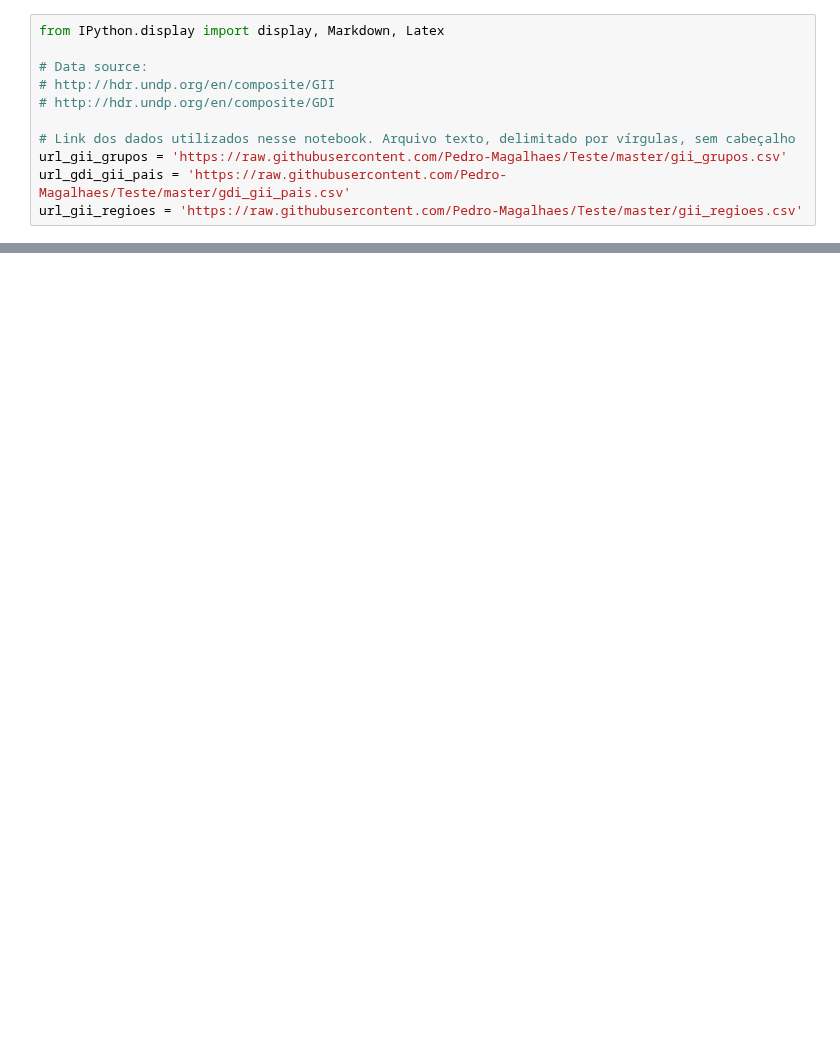
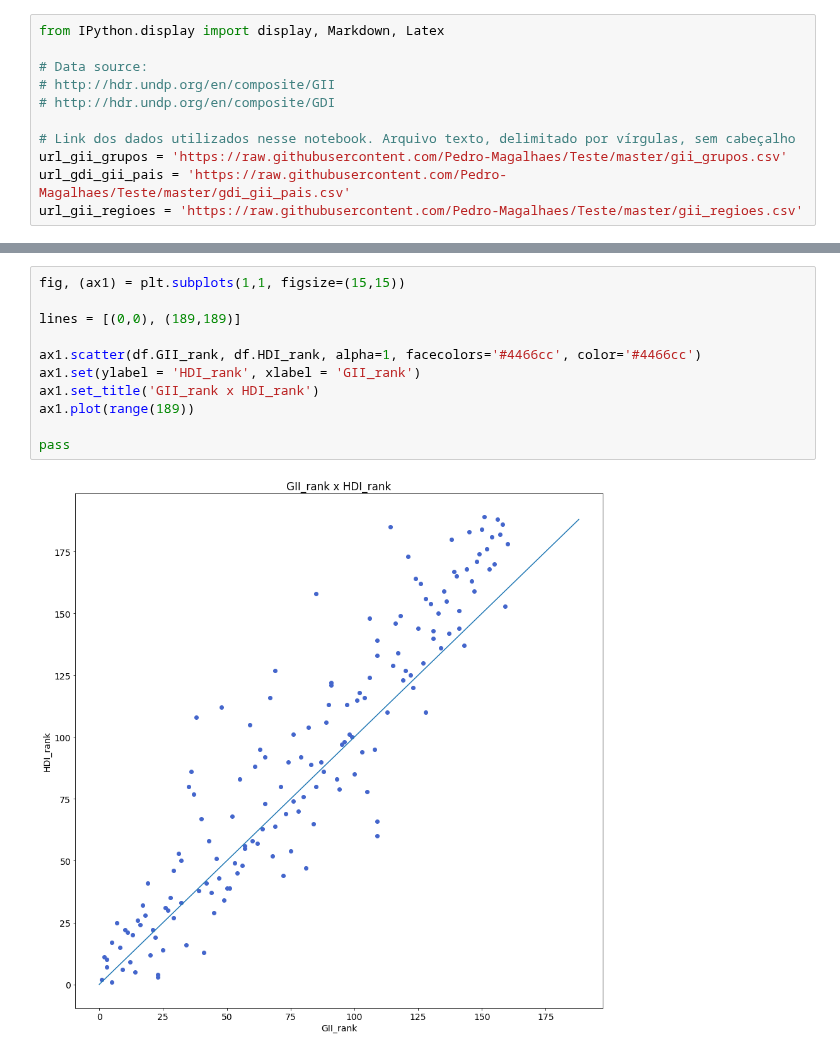
Before and after one commit to Pedro-Magalhaes/Teste, a Jupyter notebook: T1-1.ipynb, the cells around one changed output, grey strips where cells are left out. Saved outputs shown, nothing was run; the diff lists cells and outputs as text; blank space fills up the shorter version.

```diff
--- a/T1-1.ipynb
+++ b/T1-1.ipynb
@@ -89,0 +180,13 @@ print (data_raw[1])
+# %%
+fig, (ax1) = plt.subplots(1,1, figsize=(15,15))
+
+lines = [(0,0), (189,189)]
+
+ax1.scatter(df.GII_rank, df.HDI_rank, alpha=1, facecolors='#4466cc', color='#4466cc')
+ax1.set(ylabel = 'HDI_rank', xlabel = 'GII_rank')
+ax1.set_title('GII_rank x HDI_rank')
+ax1.plot(range(189))
+
+pass
+# %% [output]
+[figure, added]
```
Also changed, not shown: parts of 10 cells of this notebook.
